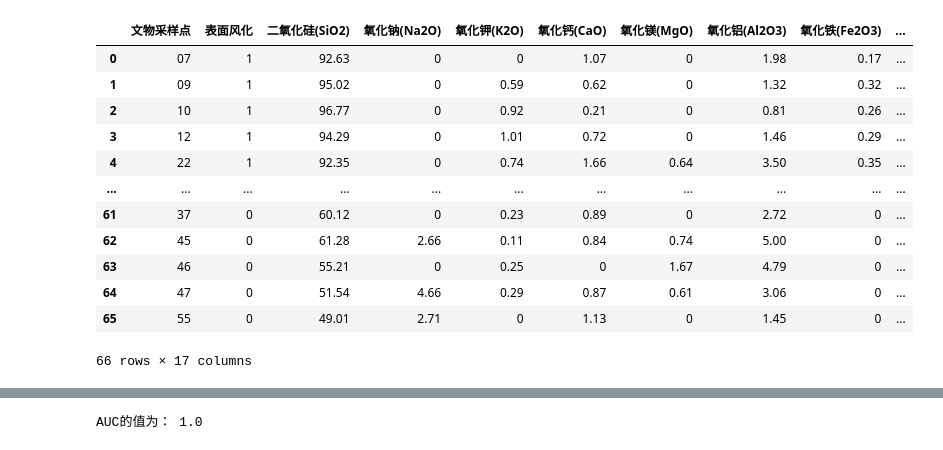
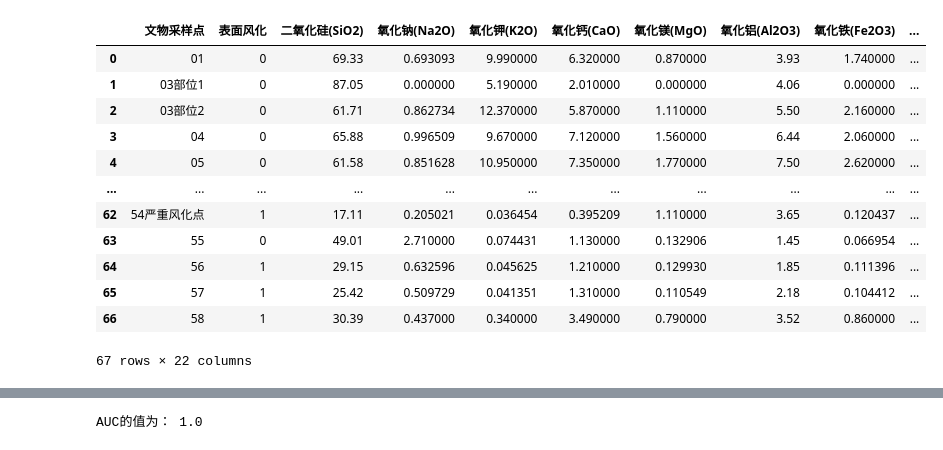
Before and after one commit to Fly-Pluche/2022-mathematical-modeling-C, a Jupyter notebook: solver/3.ipynb, the cells around one changed output, grey strips where cells are left out. Cells and saved outputs as stored; diff of their text form; code cells hidden in the pictures.

```diff
--- a/solver/3.ipynb
+++ b/solver/3.ipynb
@@ -26,26 +26,26 @@ from sklearn.linear_model import LogisticRegression
 from sklearn.metrics import roc_auc_score, precision_score, recall_score
 # %%
 #  Voting
-data = pd.read_excel('D://workspace//mathematical_modeling//CUMCM2022//solver//excel//extract//3//data.xlsx')
+data = pd.read_excel('D://workspace//mathematical_modeling//CUMCM2022//solver//excel//extract//3//data_merage.xlsx')
 # data = pd.read_csv('D://workspace//mathematical_modeling//test_2//solver//excel//extract//1//第一问特征提取.csv',
 #                    encoding='utf-8',
 #                    index_col='企业代号')
 data=data.fillna('0')
 data
 # %% [output]
 |  | 文物采样点 | 表面风化 | 二氧化硅(SiO2) | 氧化钠(Na2O) | 氧化钾(K2O) | 氧化钙(CaO) | 氧化镁(MgO) | 氧化铝(Al2O3) | 氧化铁(Fe2O3) | ... |
-| 0 | 07 | 1 | 92.63 | 0 | 0 | 1.07 | 0 | 1.98 | 0.17 | ... |
-| 1 | 09 | 1 | 95.02 | 0 | 0.59 | 0.62 | 0 | 1.32 | 0.32 | ... |
-| 2 | 10 | 1 | 96.77 | 0 | 0.92 | 0.21 | 0 | 0.81 | 0.26 | ... |
-| 3 | 12 | 1 | 94.29 | 0 | 1.01 | 0.72 | 0 | 1.46 | 0.29 | ... |
-| 4 | 22 | 1 | 92.35 | 0 | 0.74 | 1.66 | 0.64 | 3.50 | 0.35 | ... |
+| 0 | 01 | 0 | 69.33 | 0.693093 | 9.990000 | 6.320000 | 0.870000 | 3.93 | 1.740000 | ... |
+| 1 | 03部位1 | 0 | 87.05 | 0.000000 | 5.190000 | 2.010000 | 0.000000 | 4.06 | 0.000000 | ... |
+| 2 | 03部位2 | 0 | 61.71 | 0.862734 | 12.370000 | 5.870000 | 1.110000 | 5.50 | 2.160000 | ... |
+| 3 | 04 | 0 | 65.88 | 0.996509 | 9.670000 | 7.120000 | 1.560000 | 6.44 | 2.060000 | ... |
+| 4 | 05 | 0 | 61.58 | 0.851628 | 10.950000 | 7.350000 | 1.770000 | 7.50 | 2.620000 | ... |
 | ... | ... | ... | ... | ... | ... | ... | ... | ... | ... | ... |
-| 61 | 37 | 0 | 60.12 | 0 | 0.23 | 0.89 | 0 | 2.72 | 0 | ... |
-| 62 | 45 | 0 | 61.28 | 2.66 | 0.11 | 0.84 | 0.74 | 5.00 | 0 | ... |
-| 63 | 46 | 0 | 55.21 | 0 | 0.25 | 0 | 1.67 | 4.79 | 0 | ... |
-| 64 | 47 | 0 | 51.54 | 4.66 | 0.29 | 0.87 | 0.61 | 3.06 | 0 | ... |
-| 65 | 55 | 0 | 49.01 | 2.71 | 0 | 1.13 | 0 | 1.45 | 0 | ... |
+| 62 | 54严重风化点 | 1 | 17.11 | 0.205021 | 0.036454 | 0.395209 | 1.110000 | 3.65 | 0.120437 | ... |
+| 63 | 55 | 0 | 49.01 | 2.710000 | 0.074431 | 1.130000 | 0.132906 | 1.45 | 0.066954 | ... |
+| 64 | 56 | 1 | 29.15 | 0.632596 | 0.045625 | 1.210000 | 0.129930 | 1.85 | 0.111396 | ... |
+| 65 | 57 | 1 | 25.42 | 0.509729 | 0.041351 | 1.310000 | 0.110549 | 2.18 | 0.104412 | ... |
+| 66 | 58 | 1 | 30.39 | 0.437000 | 0.340000 | 3.490000 | 0.790000 | 3.52 | 0.860000 | ... |
-66 rows × 17 columns
+67 rows × 22 columns
 # %%
 data.describe()
 # %% [output]
```
Also changed, not shown: parts of 8 cells of this notebook, 5 other files.
